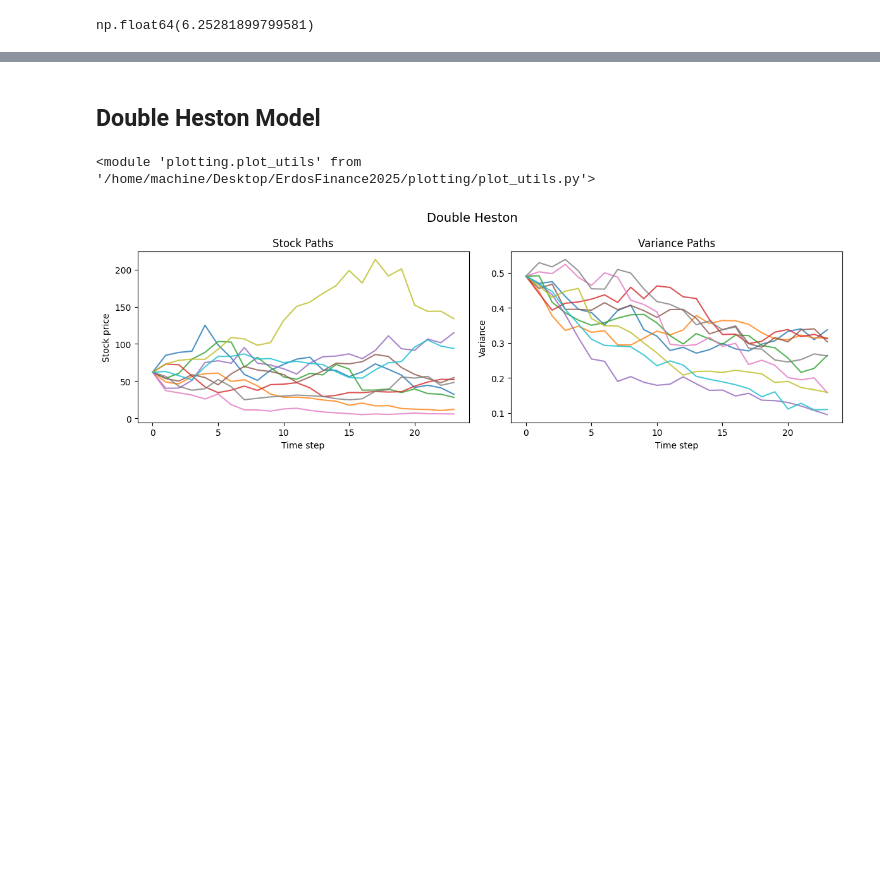
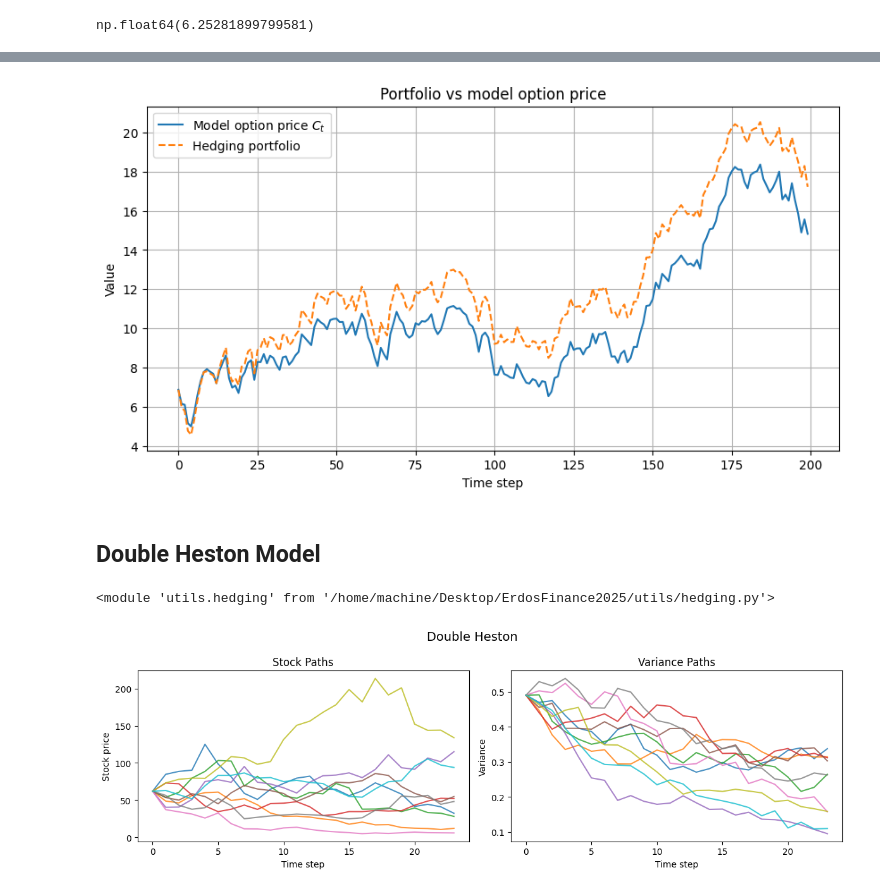
Before and after one commit to martinmf-dev/double-heston, a Jupyter notebook: notebooks/DoubleHeston.ipynb, the cells around one changed output, grey strips where cells are left out. Drawn from its saved outputs; the diff is of its cells as text; code cells hidden in the pictures; blank space fills up the shorter version.

```diff
--- a/notebooks/DoubleHeston.ipynb
+++ b/notebooks/DoubleHeston.ipynb
@@ -177,3 +231,24 @@ np.float64(6.25281899799581)
+# %%
+results=utils.hedging.delta_hedge_onepath(model=Heston_test_q0, model_type='heston', K=100, N_steps=200,T=0.5, S0=100, v0=0.05,seed=20)
+
+import matplotlib.pyplot as plt
+import numpy as np
+
+S = results["S_path"]
+portfolio = results["portfolio"]
+C = results["opt_price"]  # directly from hedge results
+
+plt.figure(figsize=(10,5))
+plt.plot(C, label="Model option price $C_t$")
+plt.plot(portfolio, '--', label="Hedging portfolio")
+plt.xlabel("Time step")
+plt.ylabel("Value")
+plt.title("Portfolio vs model option price")
+plt.legend()
+plt.grid(True)
+plt.show()
+# %% [output]
+[figure, added]
 # %% [markdown]
 ## Double Heston Model
 # %%
@@ -184,13 +259,15 @@ import importlib
 import models.heston
 import models.doubleheston
 import plotting.plot_utils
+import utils.hedging
 
 # Reload modules to pick up edits
 importlib.reload(models.heston)
 importlib.reload(models.doubleheston)
 importlib.reload(plotting.plot_utils)
+importlib.reload(utils.hedging)
 # %% [output]
-<module 'plotting.plot_utils' from '/home/machine/Desktop/ErdosFinance2025/plotting/plot_utils.py'>
+<module 'utils.hedging' from '/home/machine/Desktop/ErdosFinance2025/utils/hedging.py'>
 # %%
 DoubleHeston_test=models.doubleheston.DoubleHeston(r=0.03, q=0.0,
                                                    kappa1=0.9, kappa2=1.2,
```
Also changed, not shown: parts of 8 cells of this notebook.
